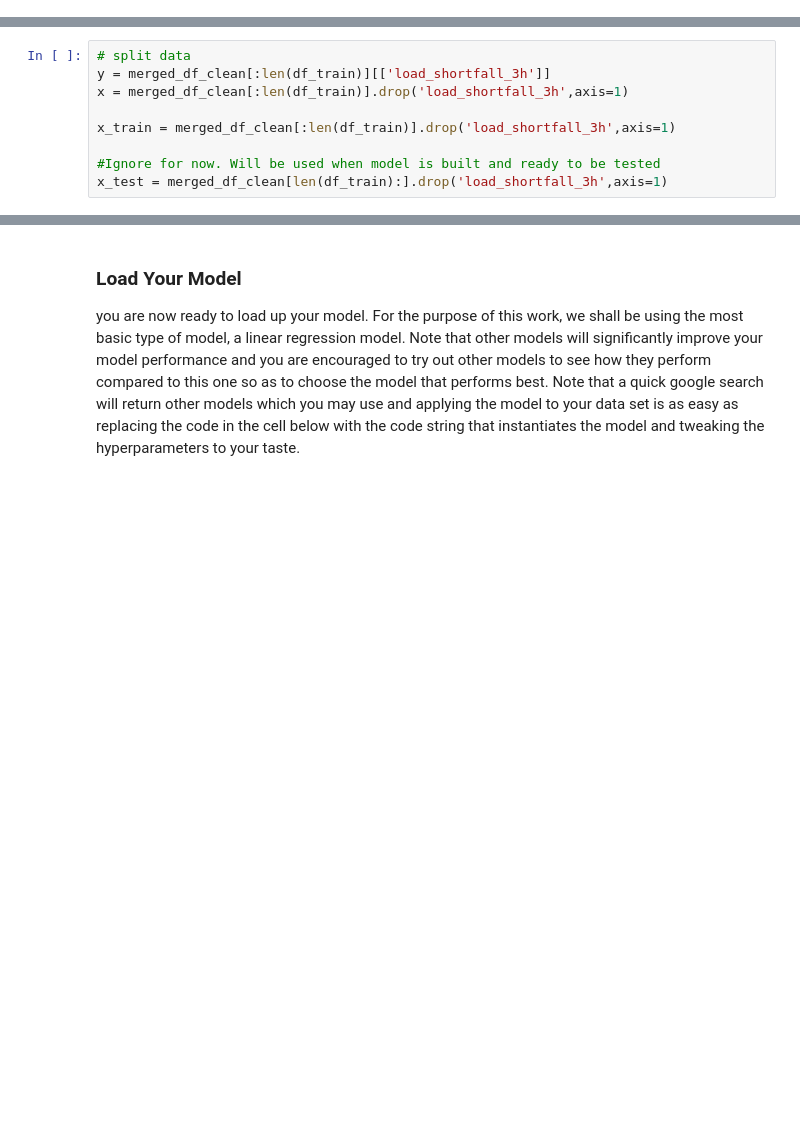
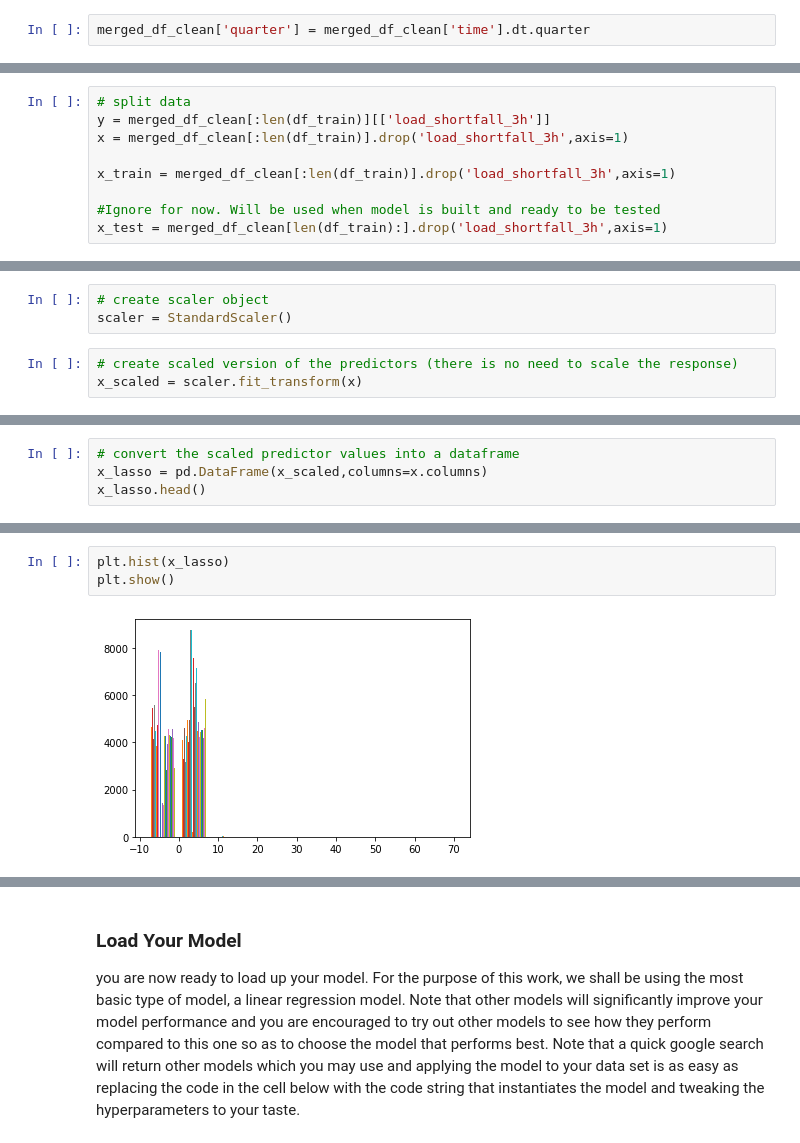
Before and after one commit to okonp07/Team21_Predict, a Jupyter notebook: starter-notebook.ipynb, the cells around one changed output, grey strips where cells are left out. Drawn from its saved outputs; the diff is of its cells as text; blank space fills up the shorter version.

```diff
--- a/starter-notebook.ipynb
+++ b/starter-notebook.ipynb
@@ -254,0 +542,2 @@ merged_df_clean['year'].unique()
+# %%
+merged_df_clean['quarter'] = merged_df_clean['time'].dt.quarter
@@ -365,0 +805,6 @@ y.head()
+# %%
+# create scaler object
+scaler = StandardScaler()
+# %%
+# create scaled version of the predictors (there is no need to scale the response)
+x_scaled = scaler.fit_transform(x)
@@ -365,0 +858,4 @@ y.head()
+# %%
+# convert the scaled predictor values into a dataframe
+x_lasso = pd.DataFrame(x_scaled,columns=x.columns)
+x_lasso.head()
@@ -365,0 +870,5 @@ y.head()
+# %%
+plt.hist(x_lasso)
+plt.show()
+# %% [output]
+[figure, added]
```
Also changed, not shown: parts of 59 cells of this notebook.
